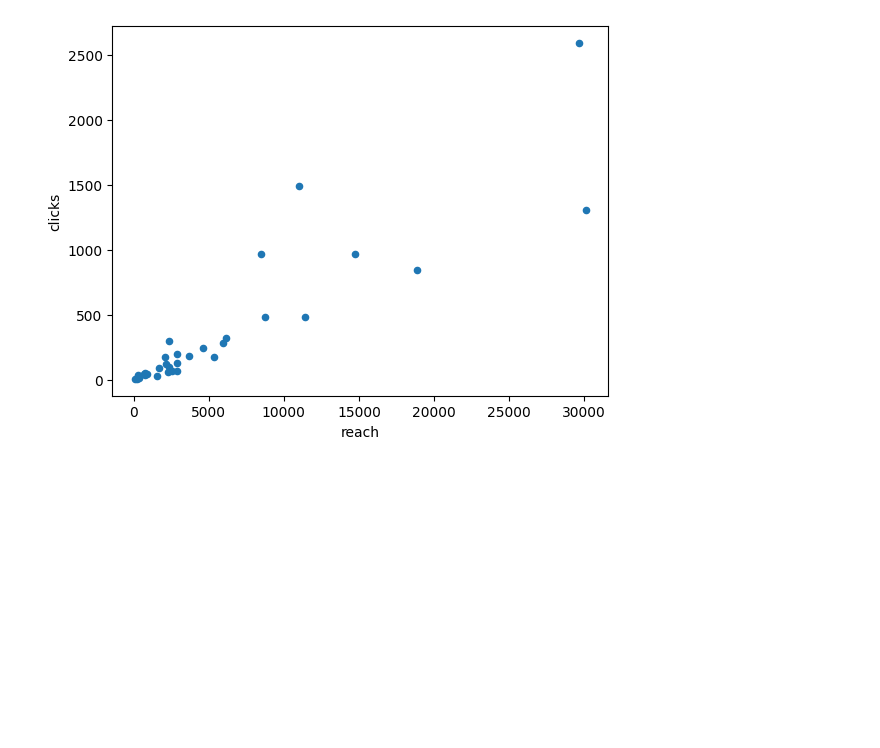
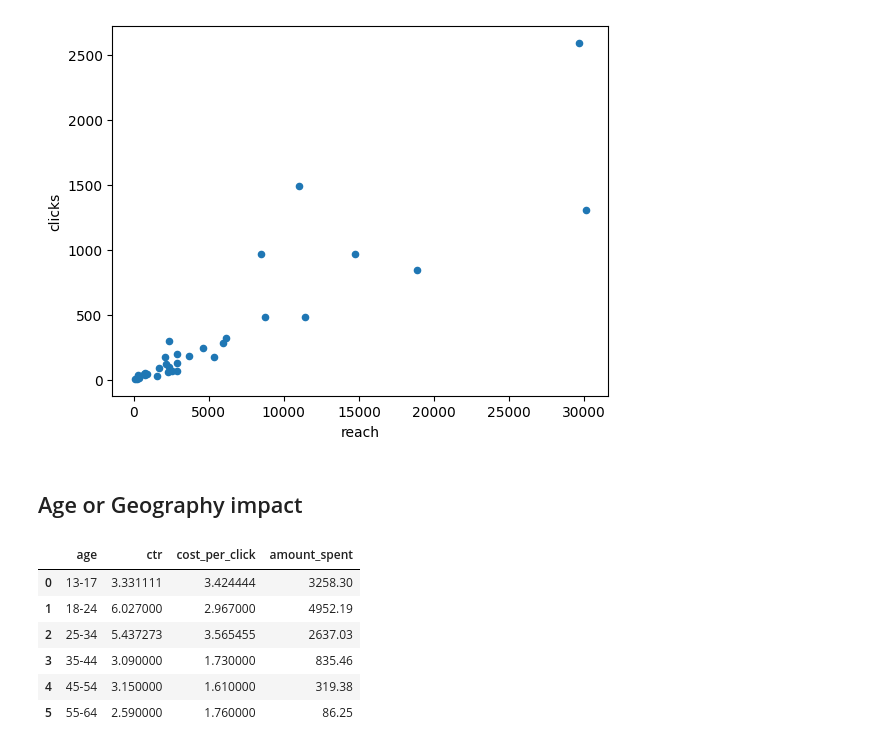
Before and after one commit to bakar-01/My-Dataanalysis, a Jupyter notebook: Marketing_Data.ipynb, the cells around one changed output. Drawn from its saved outputs; the diff is of its cells as text; code cells hidden in the pictures; blank space fills up the shorter version.

```diff
--- a/Marketing_Data.ipynb
+++ b/Marketing_Data.ipynb
@@ -213,3 +213,21 @@ plt.plot()
 # %% [output]
 []
 [figure]
+# %% [markdown]
+## Age or Geography impact
+# %%
+# Group by age and calculate mean CTR and CPC
+age_group_stats = df.groupby('age').agg({
+    'ctr': 'mean',
+    'cost_per_click': 'mean',
+    'amount_spent': 'sum'
+}).reset_index()
+age_group_stats
+# %% [output]
+|  | age | ctr | cost_per_click | amount_spent |
+| 0 | 13-17 | 3.331111 | 3.424444 | 3258.30 |
+| 1 | 18-24 | 6.027000 | 2.967000 | 4952.19 |
+| 2 | 25-34 | 5.437273 | 3.565455 | 2637.03 |
+| 3 | 35-44 | 3.090000 | 1.730000 | 835.46 |
+| 4 | 45-54 | 3.150000 | 1.610000 | 319.38 |
+| 5 | 55-64 | 2.590000 | 1.760000 | 86.25 |
```
Also changed, not shown: parts of 3 cells of this notebook.
